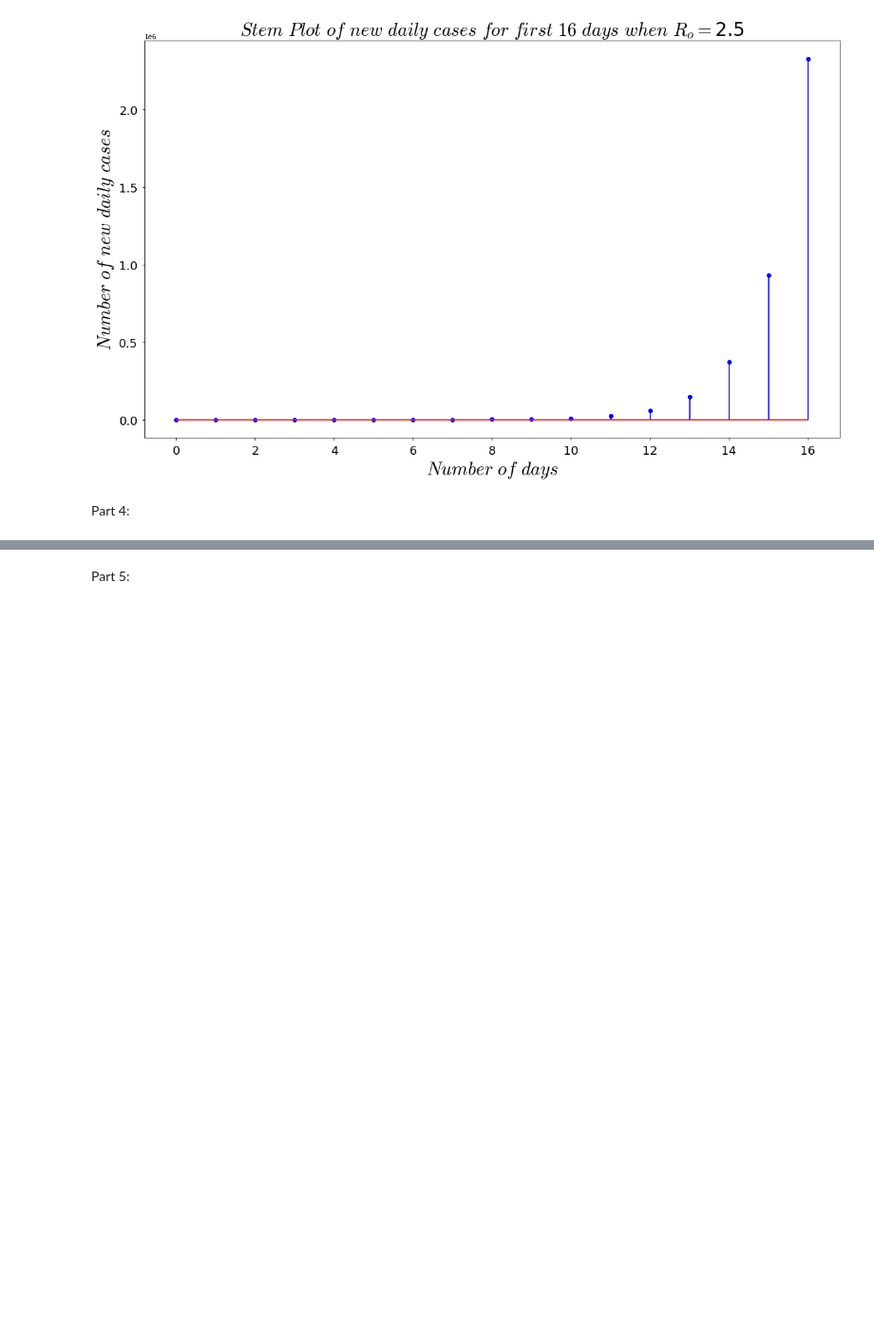
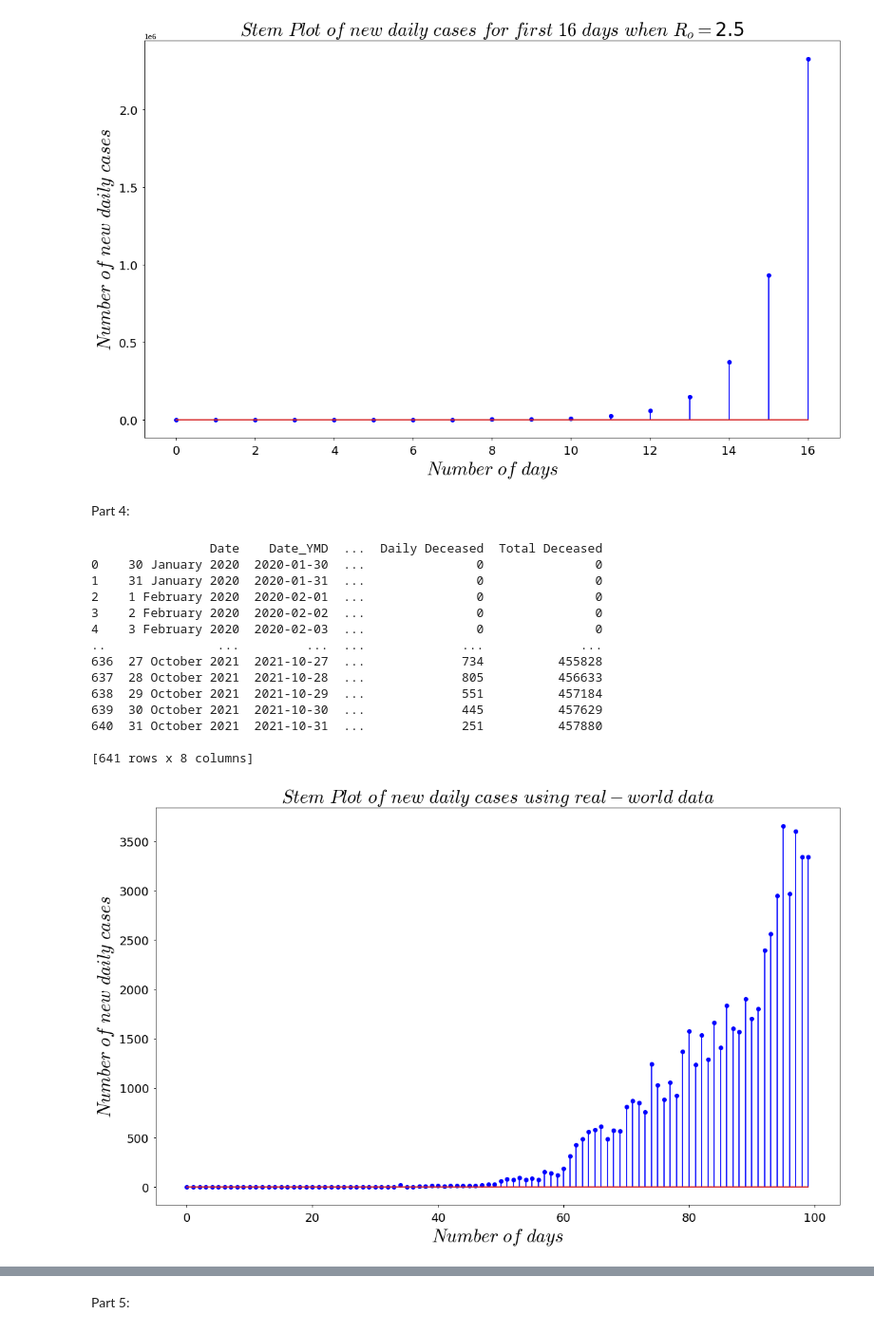
Before and after one commit to Harsha1569/DSP_Lab, a Jupyter notebook: Experiment_8/Experiment_8.ipynb, the cells around one changed output, grey strips where cells are left out. Shown: that part at 95% size. Saved outputs shown, nothing was run; the diff lists cells and outputs as text; code cells hidden in the pictures; blank space fills up the shorter version.

```diff
--- a/Experiment_8/Experiment_8.ipynb
+++ b/Experiment_8/Experiment_8.ipynb
@@ -168,3 +168,43 @@ Number of days taken to reach 1 million infections with Ro = 2.5 is:  16
 [figure]
 # %% [markdown]
 Part 4:
+# %%
+data = pd.read_csv('case_time_series.csv')
+print(data)
+#print ("Size of data:",data.shape)
+cases = data['Daily Confirmed']
+d = np.arange(0,641)
+figx, axs = plt.subplots(figsize=(16,10))
+def plot_signal(x, y, label=None, title=None, xaxis_label=None, yaxis_label=None, color=None):
+ col='b'
+ if color:
+    col=color
+ markerline, stemline, baseline= plt.stem(x[:100], y[:100], use_line_collection=True, label=label)
+ plt.setp(stemline, color=col)
+ plt.setp(markerline, color=col)
+ plt.xlabel(xaxis_label, fontsize = 28)
+ plt.ylabel(yaxis_label, fontsize = 28)
+ plt.title(title, fontsize = 28)
+ plt.xticks(fontsize=18)
+ #plt.xlim(0,100)
+ plt.yticks(fontsize=18)
+ plt.tight_layout()
+
+plot_signal(d, cases, title=r'$Stem\ Plot\ of\ new\ daily\ cases\ using\ real-world\ data$', xaxis_label=r'$Number\ of\ days$', yaxis_label=r'$Number\ of\ new\ daily\ cases$')
+figx.savefig('fig1.png')
+# %% [output]
+                Date    Date_YMD  ...  Daily Deceased  Total Deceased
+0    30 January 2020  2020-01-30  ...               0               0
+1    31 January 2020  2020-01-31  ...               0               0
+2    1 February 2020  2020-02-01  ...               0               0
+3    2 February 2020  2020-02-02  ...               0               0
+4    3 February 2020  2020-02-03  ...               0               0
+..               ...         ...  ...             ...             ...
+636  27 October 2021  2021-10-27  ...             734          455828
+637  28 October 2021  2021-10-28  ...             805          456633
+638  29 October 2021  2021-10-29  ...             551          457184
+639  30 October 2021  2021-10-30  ...             445          457629
+640  31 October 2021  2021-10-31  ...             251          457880
+
+[641 rows x 8 columns]
+[figure, added]
```
Also changed, not shown: parts of 6 cells of this notebook.
